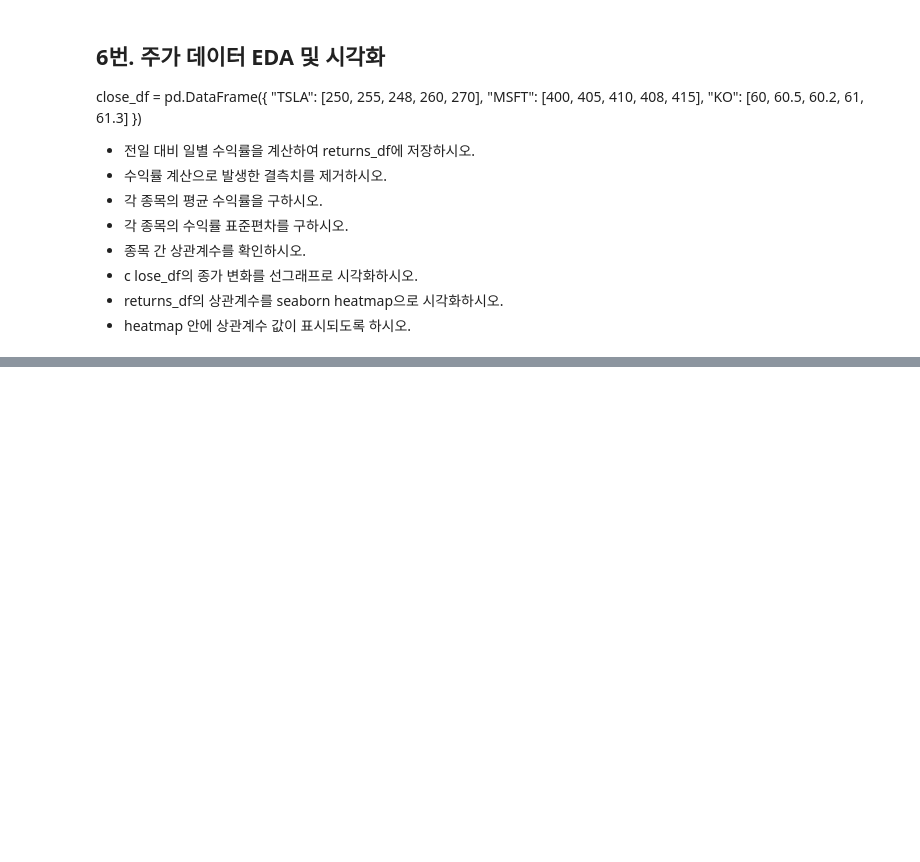
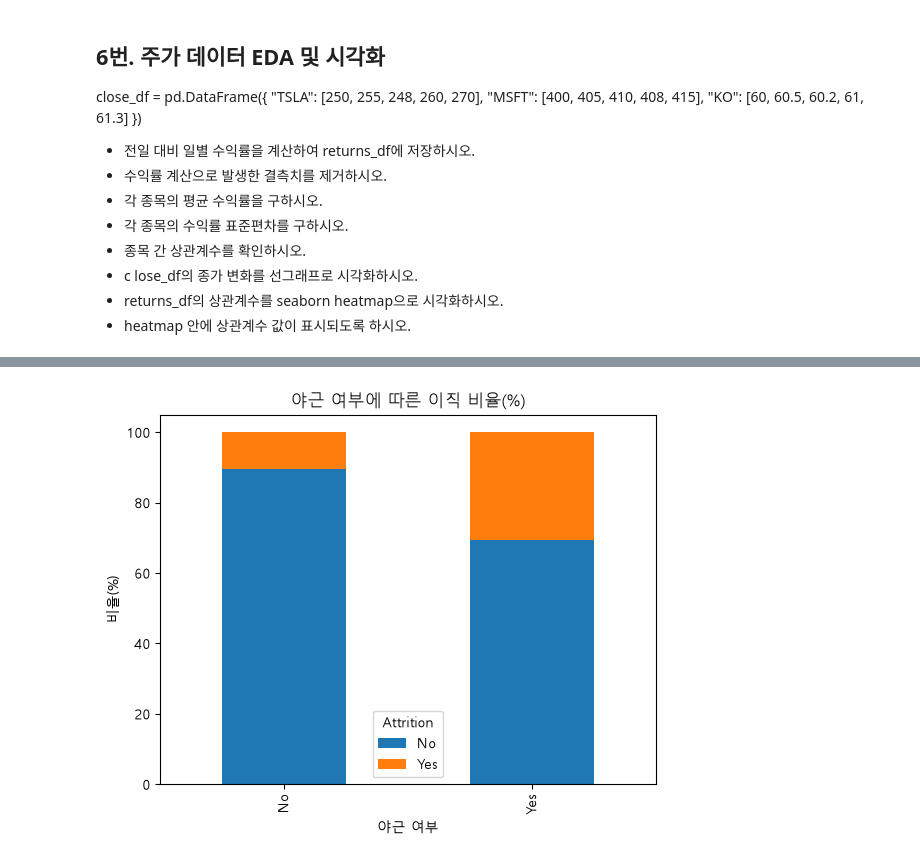
Before and after one commit to Bucheo/data_analysis, a Jupyter notebook: EDA 실습.ipynb, the cells around one changed output, grey strips where cells are left out. Drawn from its saved outputs; the diff is of its cells as text; code cells hidden in the pictures; blank space fills up the shorter version.

```diff
--- a/EDA 실습.ipynb
+++ b/EDA 실습.ipynb
@@ -210,3 +210,20 @@ close_df = pd.DataFrame({
 - c lose_df의 종가 변화를 선그래프로 시각화하시오.
 - returns_df의 상관계수를 seaborn heatmap으로 시각화하시오.
 - heatmap 안에 상관계수 값이 표시되도록 하시오.
+# %%
+import os
+import matplotlib.pyplot as plt
+import pandas as pd
+import seaborn as sns
+
+# 윈도우 맑은 고딕 설정
+plt.rcParams['font.family'] = 'Malgun Gothic'
+plt.rcParams['axes.unicode_minus'] = False  # 마이너스 기호 깨짐 방지
+# %%
+base_path = r"E:\kdf"
+file_name = r"hr_employee_attrition.csv"
+
+file_path = os.path.join(base_path, file_name)
+
+df = pd.read_csv(file_path)
+df
@@ -212,0 +252,10 @@ close_df = pd.DataFrame({
+# %%
+overtime_attrition = pd.crosstab(df["OverTime"], df["Attrition"], normalize="index") * 100
+
+overtime_attrition.plot(kind="bar", stacked=True)
+plt.title("야근 여부에 따른 이직 비율(%)")
+plt.xlabel("야근 여부")
+plt.ylabel("비율(%)")
+plt.show()
+# %% [output]
+[figure, added]
```
Also changed, not shown: parts of 3 cells of this notebook, 1 other file.
